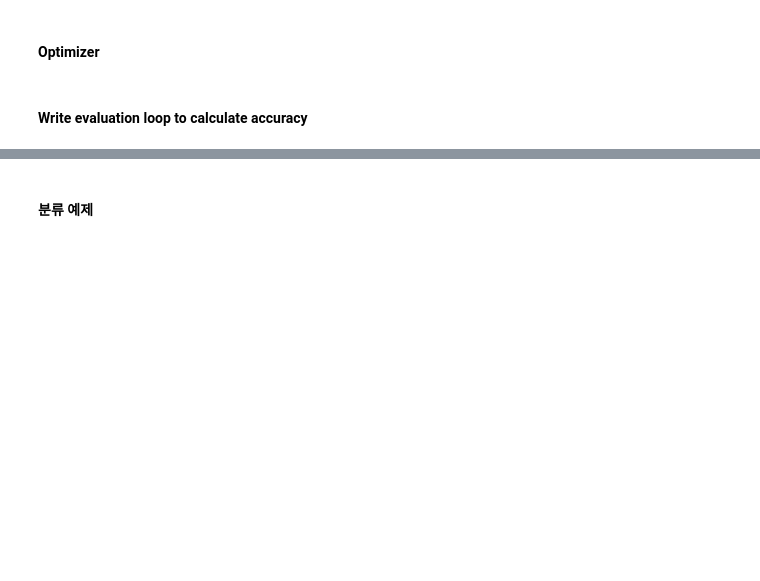
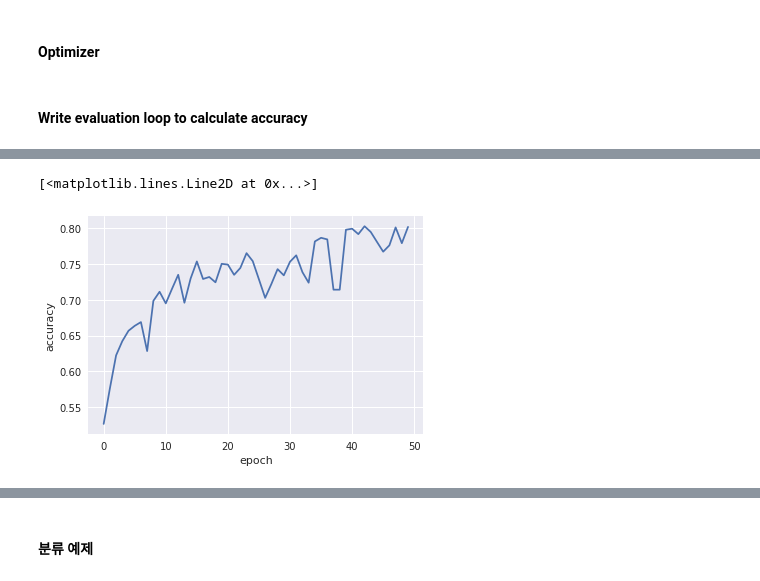
Before and after one commit to ski-net/dl_study_with_gluon, a Jupyter notebook: Convolution/cats_and_dogs_conv.ipynb, the cells around one changed output, grey strips where cells are left out. Drawn from its saved outputs; the diff is of its cells as text; code cells hidden in the pictures; blank space fills up the shorter version.

```diff
--- a/Convolution/cats_and_dogs_conv.ipynb
+++ b/Convolution/cats_and_dogs_conv.ipynb
@@ -276,5 +287,5 @@ def train(net,trainer,loss, train_iter, val_iter, epochs, ctx):
         tr_loss.append(np.mean(loss_seq))
     return(val_accs, tr_loss)
 # %%
-accs, losses = train(model,trainer, loss, train_iter, val_iter,30, ctx)
+accs, losses = train(model,trainer, loss, train_iter, val_iter,50, ctx)
 # %% [output]
@@ -297,0 +309,9 @@ INFO:root:[Epoch 29] validation accuracy : 0.699514563107
+# %%
+sns.set()
+_, ax = plt.subplots(1)
+ax.set_xlabel("epoch")
+ax.set_ylabel("accuracy")
+ax.plot(accs)
+# %% [output]
+[<matplotlib.lines.Line2D at 0x...>]
+[figure, added]
```
Also changed, not shown: parts of 10 cells of this notebook.
